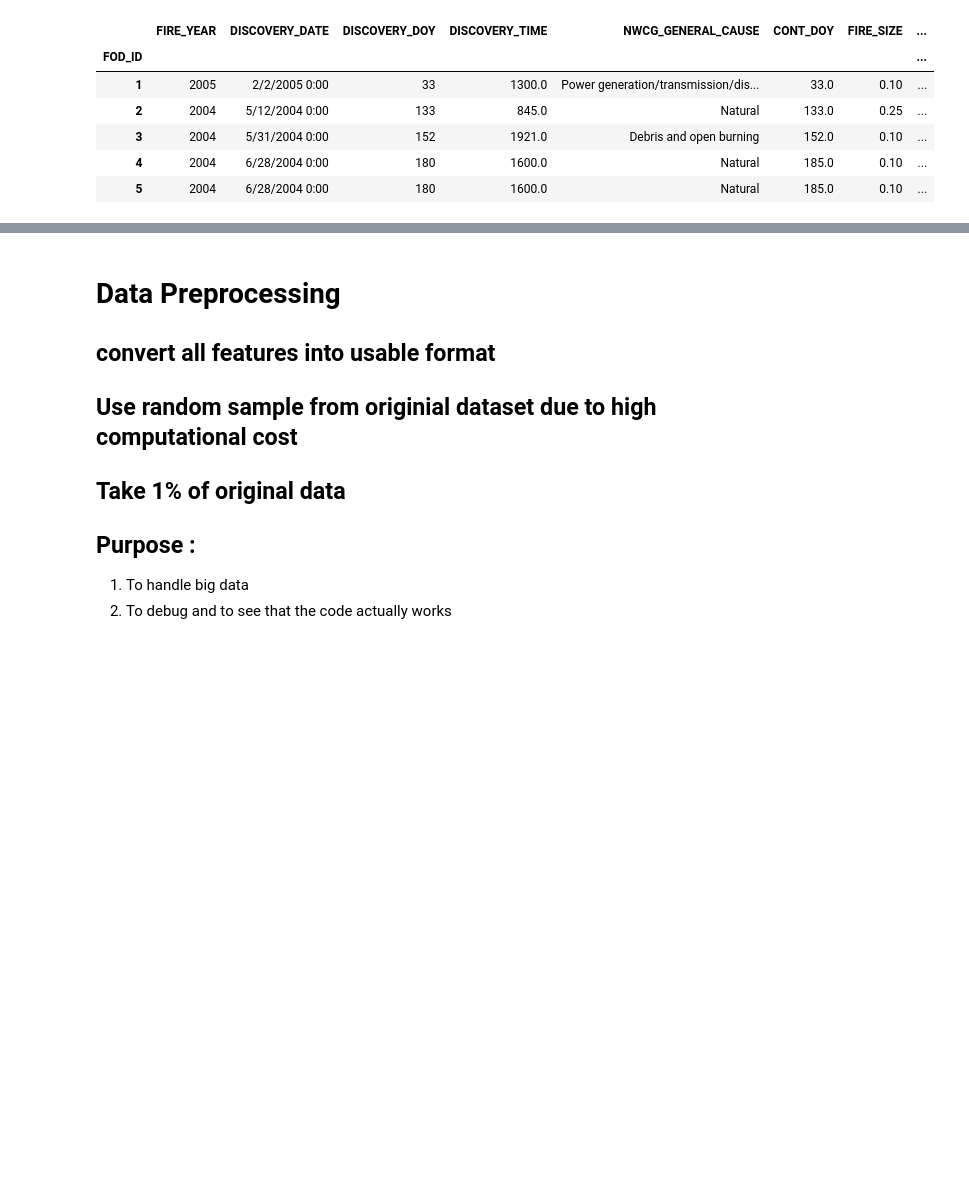
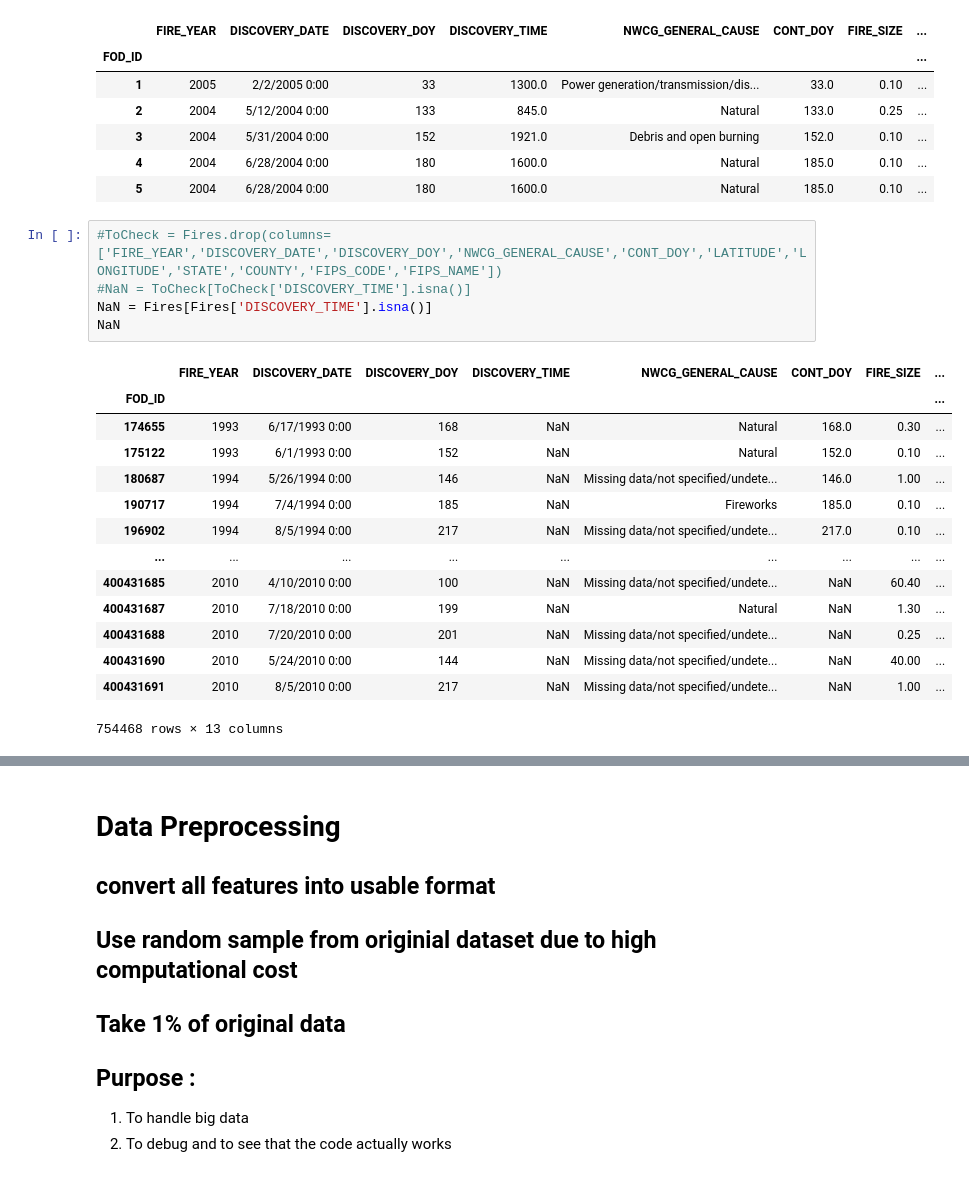
Before and after one commit to HeejunSon/HeejunSon, a Jupyter notebook: DS440_Assignment_4_(1_dataset).ipynb, the cells around one changed output, grey strips where cells are left out. Cells and saved outputs as stored; diff of their text form; blank space fills up the shorter version.

```diff
--- a/DS440_Assignment_4_(1_dataset).ipynb
+++ b/DS440_Assignment_4_(1_dataset).ipynb
@@ -70,3 +70,23 @@ Fires.head()
 | 3 | 2004 | 5/31/2004 0:00 | 152 | 1921.0 | Debris and open burning | 152.0 | 0.10 | ... |
 | 4 | 2004 | 6/28/2004 0:00 | 180 | 1600.0 | Natural | 185.0 | 0.10 | ... |
 | 5 | 2004 | 6/28/2004 0:00 | 180 | 1600.0 | Natural | 185.0 | 0.10 | ... |
+# %%
+#ToCheck = Fires.drop(columns=['FIRE_YEAR','DISCOVERY_DATE','DISCOVERY_DOY','NWCG_GENERAL_CAUSE','CONT_DOY','LATITUDE','LONGITUDE','STATE','COUNTY','FIPS_CODE','FIPS_NAME'])
+#NaN = ToCheck[ToCheck['DISCOVERY_TIME'].isna()]
+NaN = Fires[Fires['DISCOVERY_TIME'].isna()]
+NaN
+# %% [output]
+|  | FIRE_YEAR | DISCOVERY_DATE | DISCOVERY_DOY | DISCOVERY_TIME | NWCG_GENERAL_CAUSE | CONT_DOY | FIRE_SIZE | ... |
+| FOD_ID |  |  |  |  |  |  |  | ... |
+| 174655 | 1993 | 6/17/1993 0:00 | 168 | NaN | Natural | 168.0 | 0.30 | ... |
+| 175122 | 1993 | 6/1/1993 0:00 | 152 | NaN | Natural | 152.0 | 0.10 | ... |
+| 180687 | 1994 | 5/26/1994 0:00 | 146 | NaN | Missing data/not specified/undete... | 146.0 | 1.00 | ... |
+| 190717 | 1994 | 7/4/1994 0:00 | 185 | NaN | Fireworks | 185.0 | 0.10 | ... |
+| 196902 | 1994 | 8/5/1994 0:00 | 217 | NaN | Missing data/not specified/undete... | 217.0 | 0.10 | ... |
+| ... | ... | ... | ... | ... | ... | ... | ... | ... |
+| 400431685 | 2010 | 4/10/2010 0:00 | 100 | NaN | Missing data/not specified/undete... | NaN | 60.40 | ... |
+| 400431687 | 2010 | 7/18/2010 0:00 | 199 | NaN | Natural | NaN | 1.30 | ... |
+| 400431688 | 2010 | 7/20/2010 0:00 | 201 | NaN | Missing data/not specified/undete... | NaN | 0.25 | ... |
+| 400431690 | 2010 | 5/24/2010 0:00 | 144 | NaN | Missing data/not specified/undete... | NaN | 40.00 | ... |
+| 400431691 | 2010 | 8/5/2010 0:00 | 217 | NaN | Missing data/not specified/undete... | NaN | 1.00 | ... |
+754468 rows × 13 columns
```
Also changed, not shown: parts of 15 cells of this notebook.
